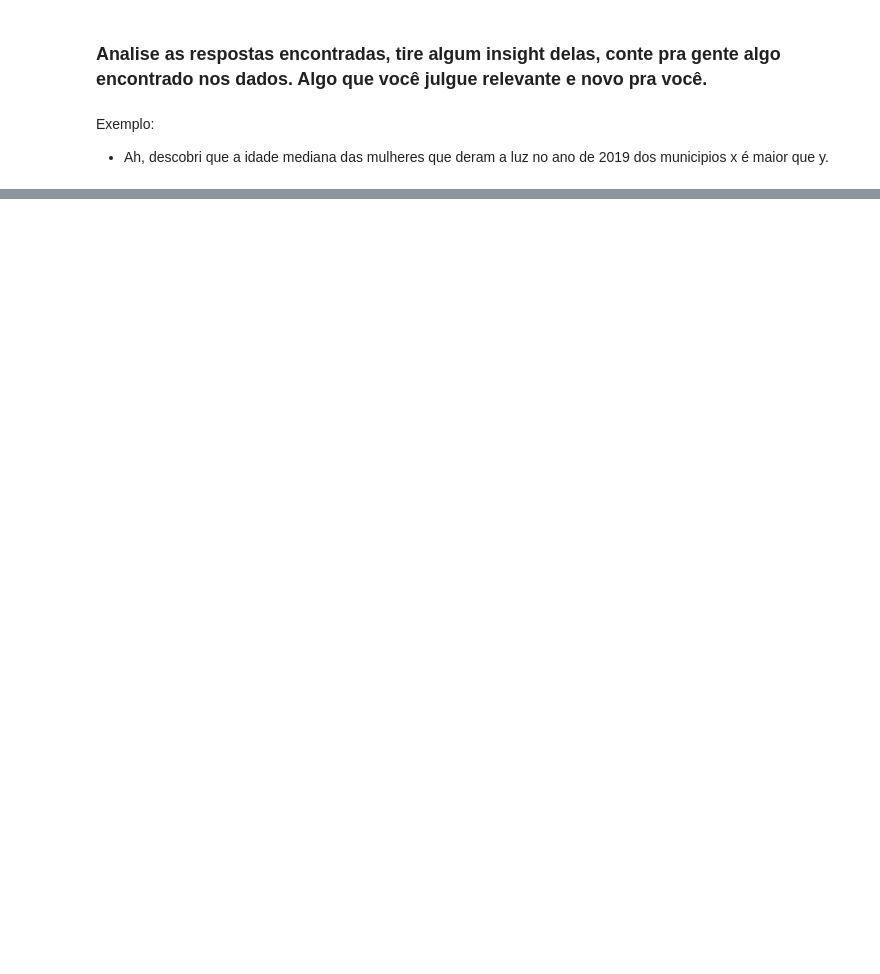
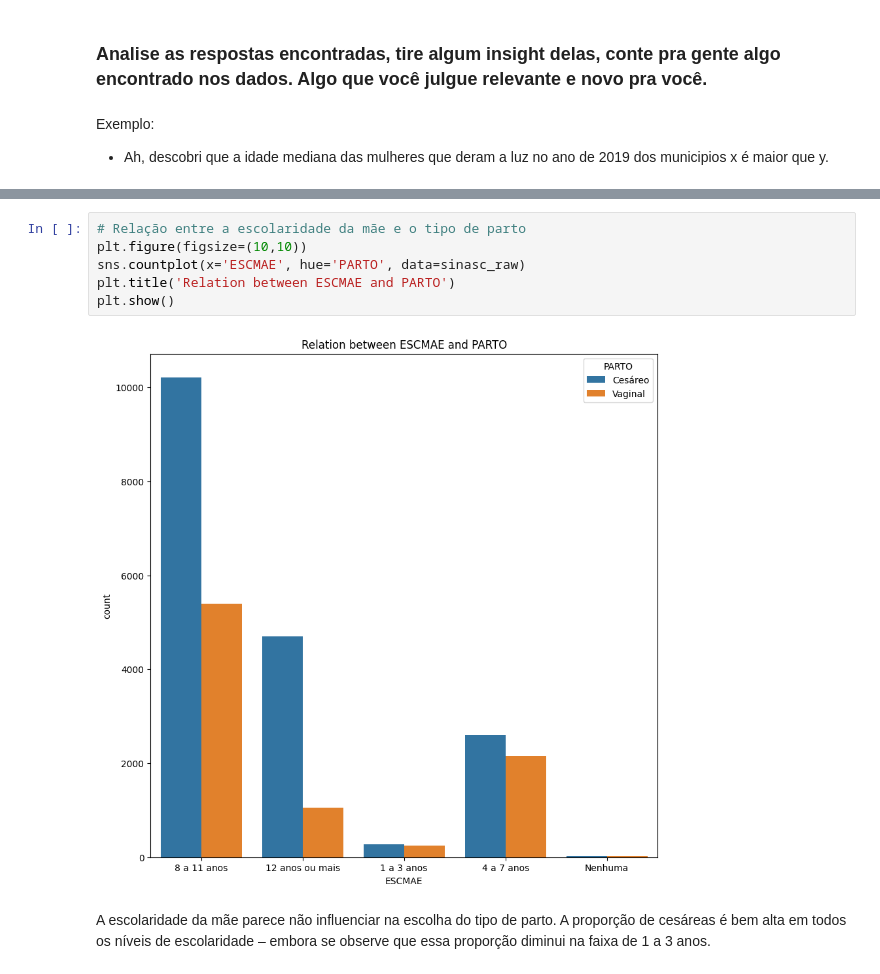
Before and after one commit to rovedajr/ebac-modulo-09-01, a Jupyter notebook: Mod9Tarefa1.ipynb, the cells around one changed output, grey strips where cells are left out. Saved outputs shown, nothing was run; the diff lists cells and outputs as text; blank space fills up the shorter version.

```diff
--- a/Mod9Tarefa1.ipynb
+++ b/Mod9Tarefa1.ipynb
@@ -133,0 +178,10 @@ sinasc_raw.columns
+# %%
+# Relação entre a escolaridade da mãe e o tipo de parto
+plt.figure(figsize=(10,10))
+sns.countplot(x='ESCMAE', hue='PARTO', data=sinasc_raw)
+plt.title('Relation between ESCMAE and PARTO')
+plt.show()
+# %% [output]
+[figure, added]
+# %% [markdown]
+A escolaridade da mãe parece não influenciar na escolha do tipo de parto. A proporção de cesáreas é bem alta em todos os níveis de escolaridade – embora se observe que essa proporção diminui na faixa de 1 a 3 anos.
```
Also changed, not shown: parts of 9 cells of this notebook.
